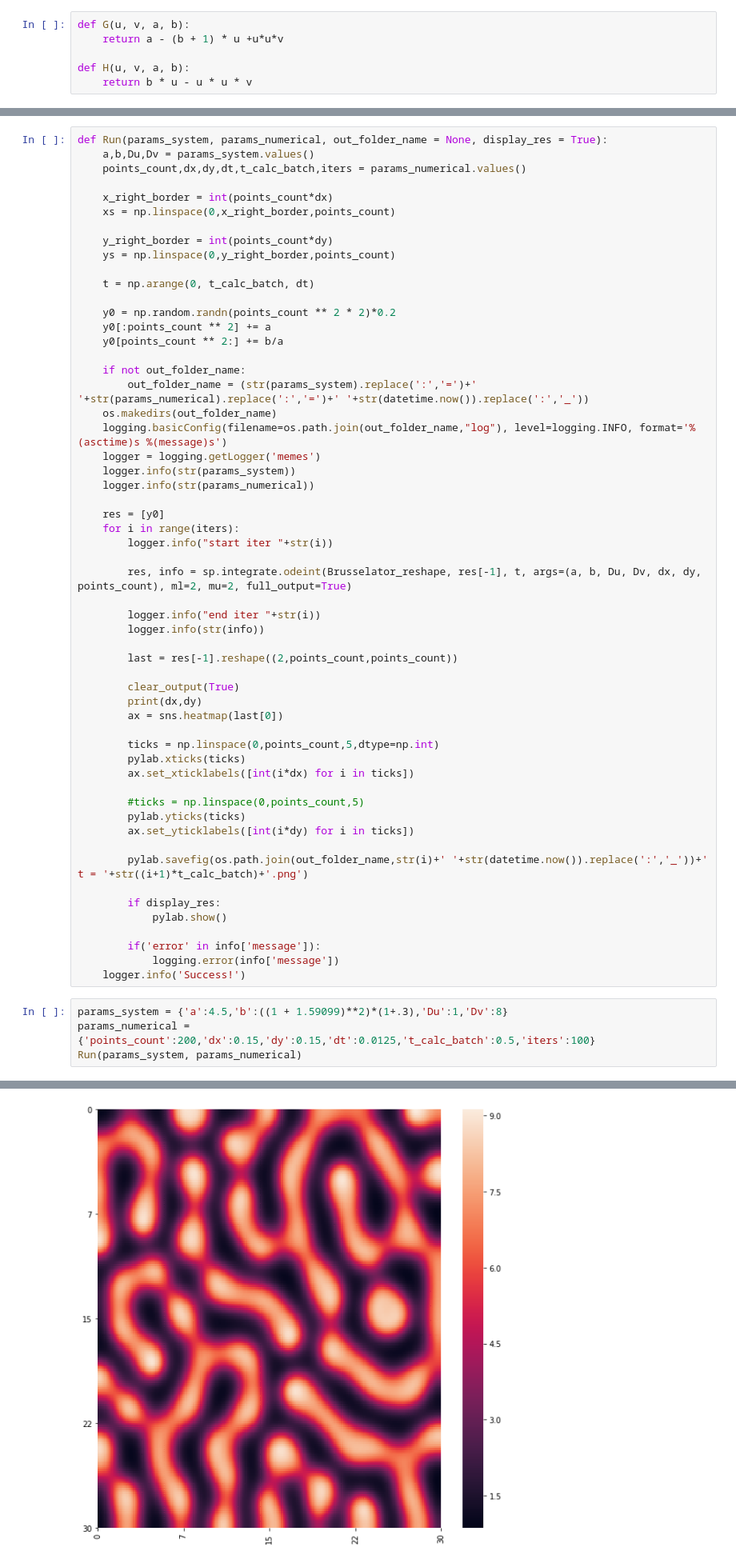
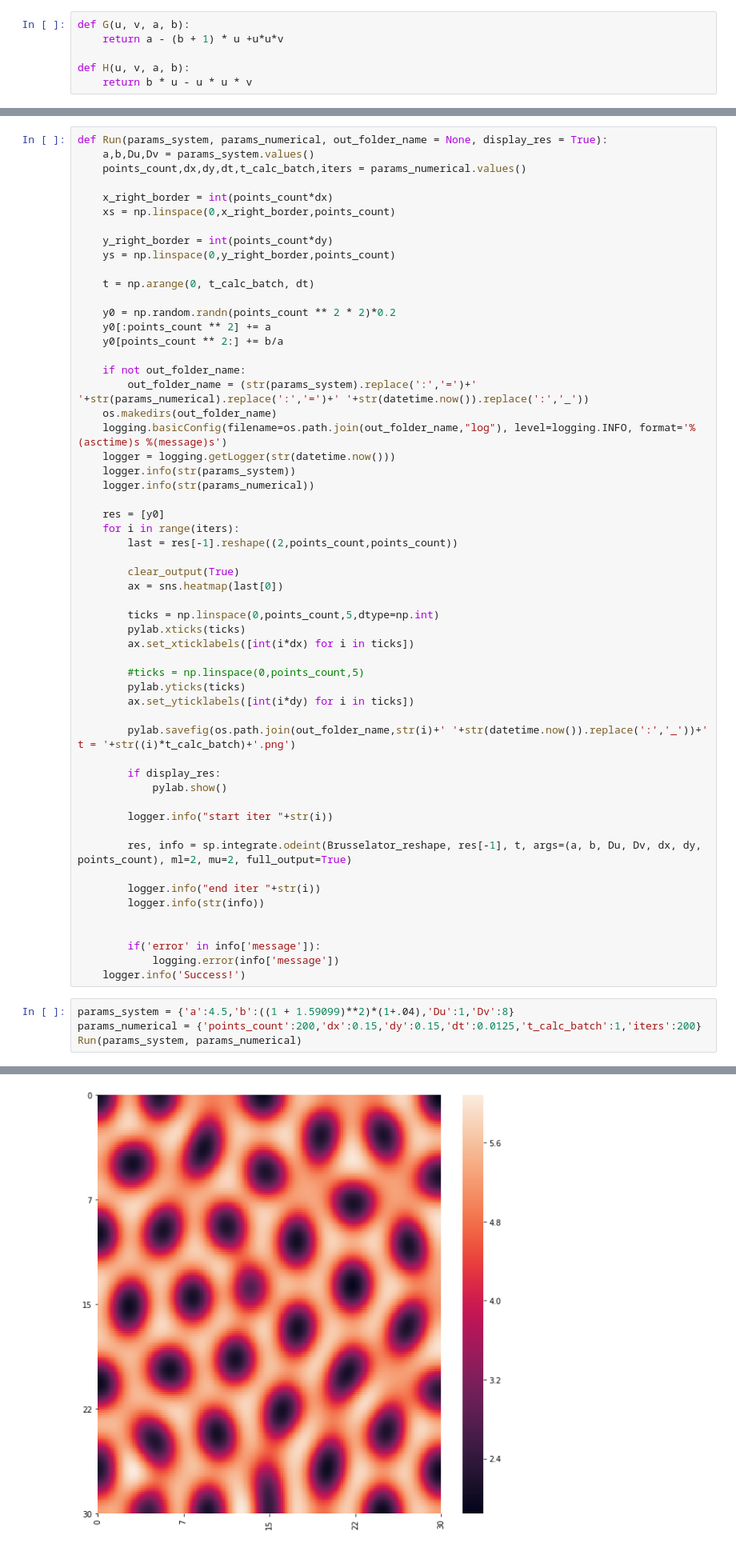
Before and after one commit to kokamido/ODE-with-diffusion-2D, a Jupyter notebook: Брюсселятр/Брюсселятор бейзлайн.ipynb, the cells around one changed output, grey strips where cells are left out. Shown at 80% size. Saved outputs shown, nothing was run; the diff lists cells and outputs as text.

```diff
--- a/Брюсселятр/Брюсселятор бейзлайн.ipynb
+++ b/Брюсселятр/Брюсселятор бейзлайн.ipynb
@@ -74,23 +74,15 @@ def Run(params_system, params_numerical, out_folder_name = None, display_res = T
         out_folder_name = (str(params_system).replace(':','=')+' '+str(params_numerical).replace(':','=')+' '+str(datetime.now()).replace(':','_'))
     os.makedirs(out_folder_name)
     logging.basicConfig(filename=os.path.join(out_folder_name,"log"), level=logging.INFO, format='%(asctime)s %(message)s')
-    logger = logging.getLogger('memes')
+    logger = logging.getLogger(str(datetime.now()))
     logger.info(str(params_system))
     logger.info(str(params_numerical))
 
     res = [y0]
     for i in range(iters):
-        logger.info("start iter "+str(i))
-
-        res, info = sp.integrate.odeint(Brusselator_reshape, res[-1], t, args=(a, b, Du, Dv, dx, dy, points_count), ml=2, mu=2, full_output=True)
-
-        logger.info("end iter "+str(i))
-        logger.info(str(info))
-
         last = res[-1].reshape((2,points_count,points_count))
 
         clear_output(True)
-        print(dx,dy)
         ax = sns.heatmap(last[0])
 
         ticks = np.linspace(0,points_count,5,dtype=np.int)
@@ -101,16 +93,24 @@ def Run(params_system, params_numerical, out_folder_name = None, display_res = T
         pylab.yticks(ticks)
         ax.set_yticklabels([int(i*dy) for i in ticks])
 
-        pylab.savefig(os.path.join(out_folder_name,str(i)+' '+str(datetime.now()).replace(':','_'))+' t = '+str((i+1)*t_calc_batch)+'.png')
+        pylab.savefig(os.path.join(out_folder_name,str(i)+' '+str(datetime.now()).replace(':','_'))+' t = '+str((i)*t_calc_batch)+'.png')
 
         if display_res:
             pylab.show()
 
+        logger.info("start iter "+str(i))
+
+        res, info = sp.integrate.odeint(Brusselator_reshape, res[-1], t, args=(a, b, Du, Dv, dx, dy, points_count), ml=2, mu=2, full_output=True)
+
+        logger.info("end iter "+str(i))
+        logger.info(str(info))
+
+
         if('error' in info['message']):
             logging.error(info['message'])
     logger.info('Success!')
 # %%
-params_system = {'a':4.5,'b':((1 + 1.59099)**2)*(1+.3),'Du':1,'Dv':8}
-params_numerical = {'points_count':200,'dx':0.15,'dy':0.15,'dt':0.0125,'t_calc_batch':0.5,'iters':100}
+params_system = {'a':4.5,'b':((1 + 1.59099)**2)*(1+.04),'Du':1,'Dv':8}
+params_numerical = {'points_count':200,'dx':0.15,'dy':0.15,'dt':0.0125,'t_calc_batch':1,'iters':200}
 Run(params_system, params_numerical)
 # %% [output]
@@ -118,4 +117,4 @@ Run(params_system, params_numerical)
-[figure, old version]
+[figure, new version]
 # %%
 points_count = 200
 t = np.linspace(0, 0.5, 40)
```
Also changed, not shown: parts of 1 cell of this notebook.
